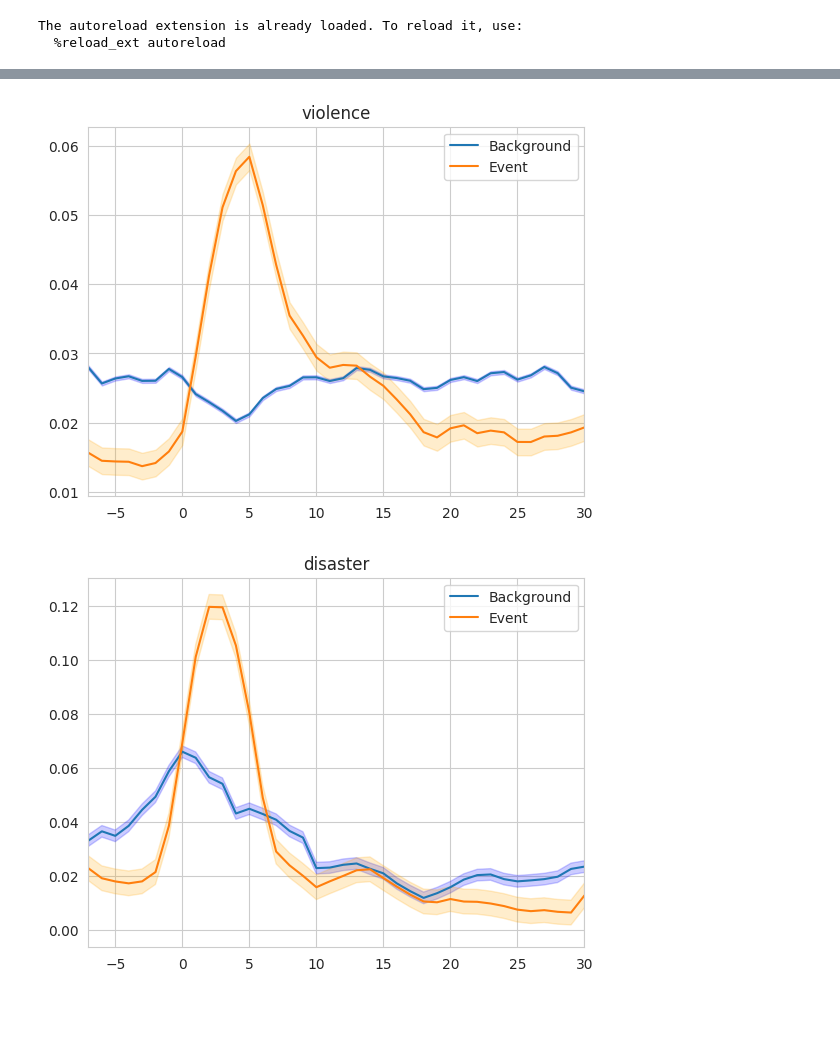
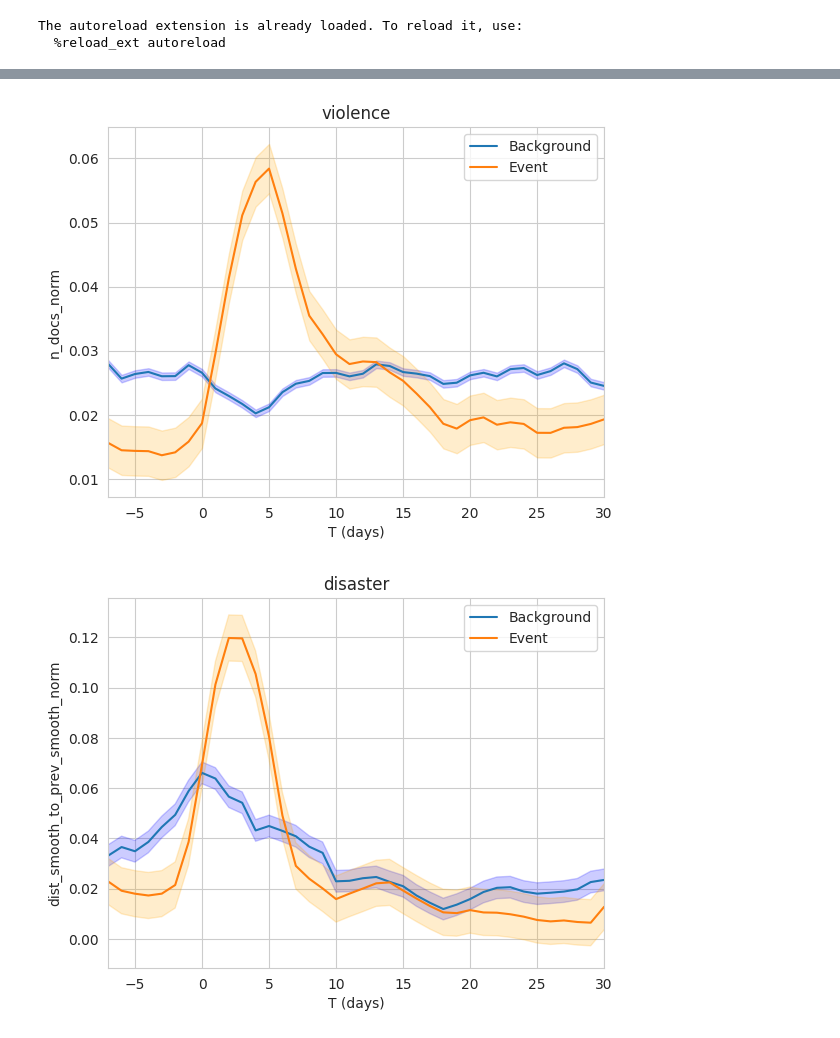
Before and after one commit to elugos/HSMS_LUGOS, a Jupyter notebook: temporal_analysis_daily.ipynb, the cells around one changed output, grey strips where cells are left out. Cells and saved outputs as stored; diff of their text form; code cells hidden in the pictures; blank space fills up the shorter version.

```diff
--- a/temporal_analysis_daily.ipynb
+++ b/temporal_analysis_daily.ipynb
@@ -130,7 +130,8 @@ def plot_event_background_timeseries(df, plot_error=True,
 
             ax.set_title(evt_t);
             ax.legend();
-
+            ax.set_xlabel("T (days)")
+            ax.set_ylabel(y_col)
             fig.savefig(output_dir.joinpath(f"{y_col}_{evt_t}.pdf"));
 
 
@@ -141,2 +142,2 @@ plot_event_background_timeseries(df)
-[figure, old version]
+[figure, new version]
-[figure, old version]
+[figure, new version]
```
Also changed, not shown: parts of 1 cell of this notebook, 2 other files.
